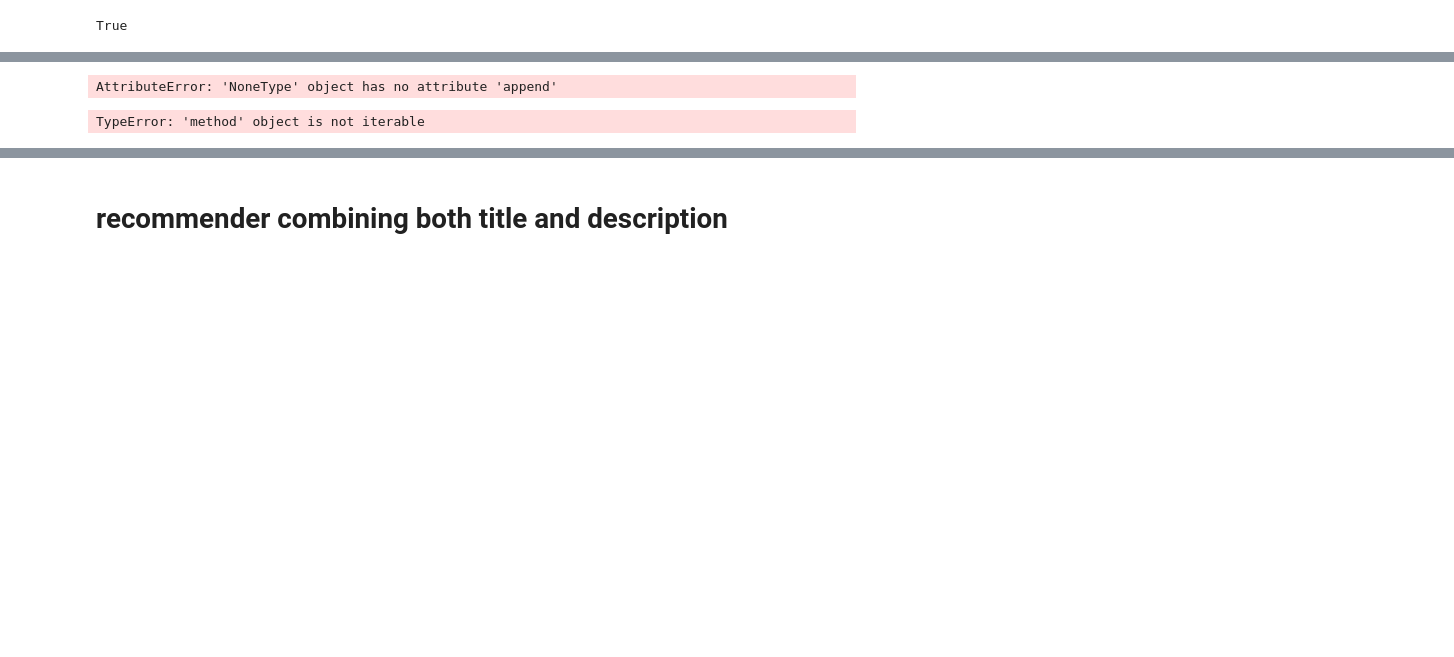
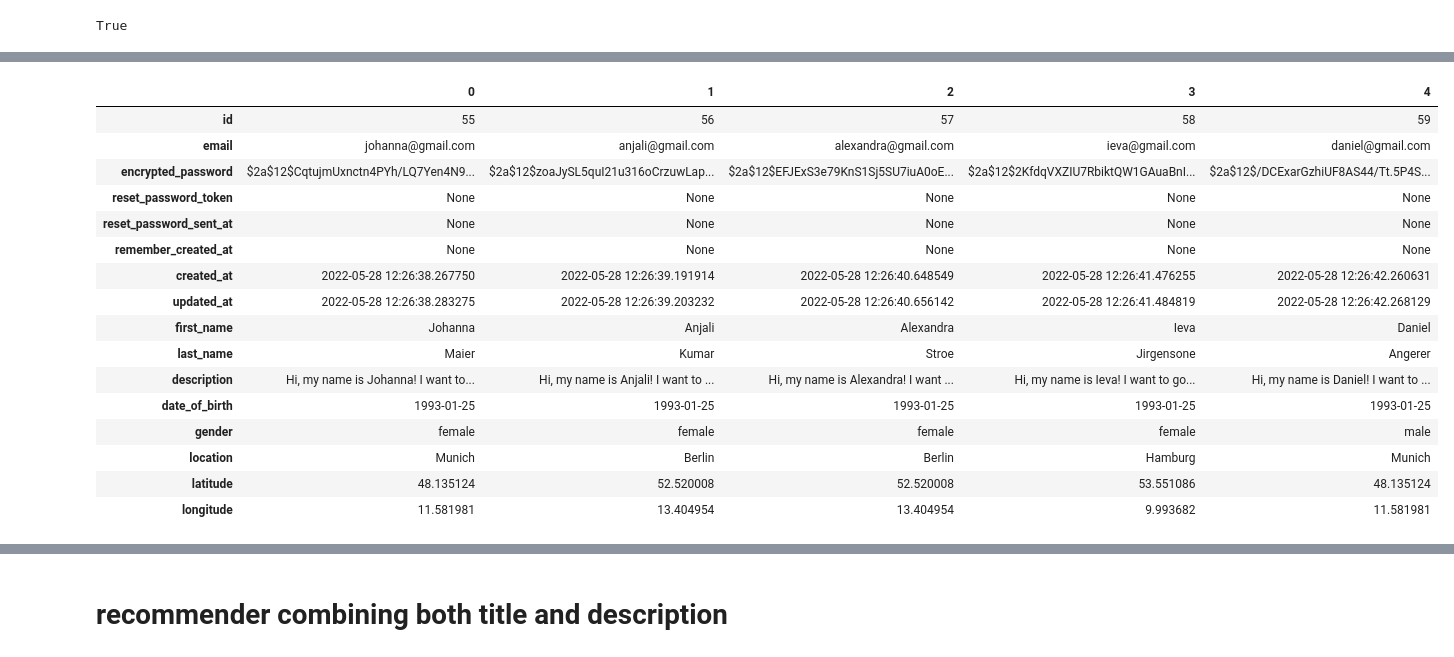
Before and after one commit to doode-1708/SportsExperiencePlatform, a Jupyter notebook: notebooks/sk_simple_recomender.ipynb, the cells around one changed output, grey strips where cells are left out. Cells and saved outputs as stored; diff of their text form; code cells hidden in the pictures; blank space fills up the shorter version.

Commit message:
recommender model with date and distance filter ready

```diff
--- a/notebooks/sk_simple_recomender.ipynb
+++ b/notebooks/sk_simple_recomender.ipynb
@@ -130,0 +19,5 @@ Name: description_clean, Length: 1257, dtype: object
+# %%
+conn = connect_db()
+
+if conn:
+    users_df, events_df, ahoy_events_df = get_data(conn)
@@ -151,0 +108,20 @@ True
+# %%
+users_df.head().T
+# %% [output]
+|  | 0 | 1 | 2 | 3 | 4 |
+| id | 55 | 56 | 57 | 58 | 59 |
+| email | johanna@gmail.com | anjali@gmail.com | alexandra@gmail.com | ieva@gmail.com | daniel@gmail.com |
+| encrypted_password | $2a$12$CqtujmUxnctn4PYh/LQ7Yen4N9... | $2a$12$zoaJySL5quI21u316oCrzuwLap... | $2a$12$EFJExS3e79KnS1Sj5SU7iuA0oE... | $2a$12$2KfdqVXZIU7RbiktQW1GAuaBnI... | $2a$12$/DCExarGzhiUF8AS44/Tt.5P4S... |
+| reset_password_token | None | None | None | None | None |
+| reset_password_sent_at | None | None | None | None | None |
+| remember_created_at | None | None | None | None | None |
+| created_at | 2022-05-28 12:26:38.267750 | 2022-05-28 12:26:39.191914 | 2022-05-28 12:26:40.648549 | 2022-05-28 12:26:41.476255 | 2022-05-28 12:26:42.260631 |
+| updated_at | 2022-05-28 12:26:38.283275 | 2022-05-28 12:26:39.203232 | 2022-05-28 12:26:40.656142 | 2022-05-28 12:26:41.484819 | 2022-05-28 12:26:42.268129 |
+| first_name | Johanna | Anjali | Alexandra | Ieva | Daniel |
+| last_name | Maier | Kumar | Stroe | Jirgensone | Angerer |
+| description | Hi, my name is Johanna! I want to... | Hi, my name is Anjali! I want to ... | Hi, my name is Alexandra! I want ... | Hi, my name is Ieva! I want to go... | Hi, my name is Daniel! I want to ... |
+| date_of_birth | 1993-01-25 | 1993-01-25 | 1993-01-25 | 1993-01-25 | 1993-01-25 |
+| gender | female | female | female | female | male |
+| location | Munich | Berlin | Berlin | Hamburg | Munich |
+| latitude | 48.135124 | 52.520008 | 52.520008 | 53.551086 | 48.135124 |
+| longitude | 11.581981 | 13.404954 | 13.404954 | 9.993682 | 11.581981 |
@@ -203,14 +182 @@ df['clean_title'] = df['title'].apply(lambda x: clean_string(x))
-# %%
-l= []
-for i in np.arange(0, df.shape[0]):
-    l = l.append(len(df['clean_description'][i].split()))
-
-print(l)
-# %% [output]
-AttributeError: 'NoneType' object has no attribute 'append'
-# %%
-for col in df.iterrows:
-    print(col)
-# %% [output]
-TypeError: 'method' object is not iterable
 # %%
```
Also changed, not shown: parts of 58 cells of this notebook.
